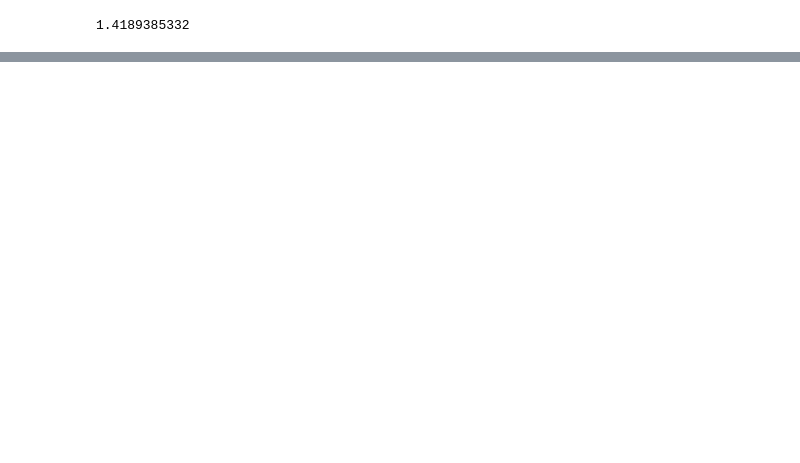
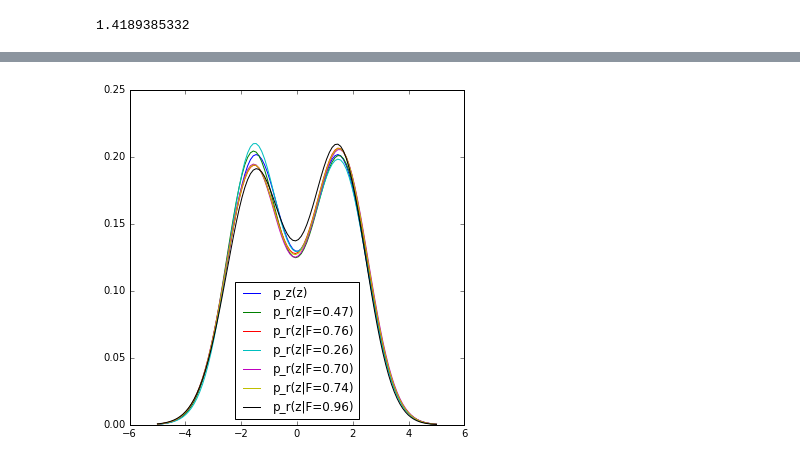
Before and after one commit to glouppe/paper-learning-to-pivot, a Jupyter notebook: code/Toy.ipynb, the cells around one changed output, grey strips where cells are left out. Saved outputs shown, nothing was run; the diff lists cells and outputs as text; code cells hidden in the pictures; blank space fills up the shorter version.

```diff
--- a/code/Toy.ipynb
+++ b/code/Toy.ipynb
@@ -829,0 +839,15 @@ plt.show()
+# %%
+xs = np.linspace(-5,5,100)
+plt.plot(xs, pz.pdf(xs.reshape(-1,1)), label="p_z(z)" % f)
+
+for x0,x1 in [[0.5, 0.5], [1.0, 1.0], [0, 0], [1.0, 0], [1.0, 2.0], [2.0, 2.0]]:
+    f, params = DRf.predict(np.array([[x0, x1]]))
+    f = f[0][0]
+    means, sigmas, coefs = params[0][:5], params[0][5:10], params[0][10:]
+    p_z_given_f = Mixture([Normal(mu=m, sigma=s) for m, s in zip(means, sigmas)], weights=coefs)
+    plt.plot(xs, p_z_given_f.pdf(xs.reshape(-1,1)), label="p_r(z|F=%.2f)" % f)
+
+plt.legend(loc="best")
+plt.show()
+# %% [output]
+[figure, added]
```
Also changed, not shown: parts of 13 cells of this notebook, 2 other files.
